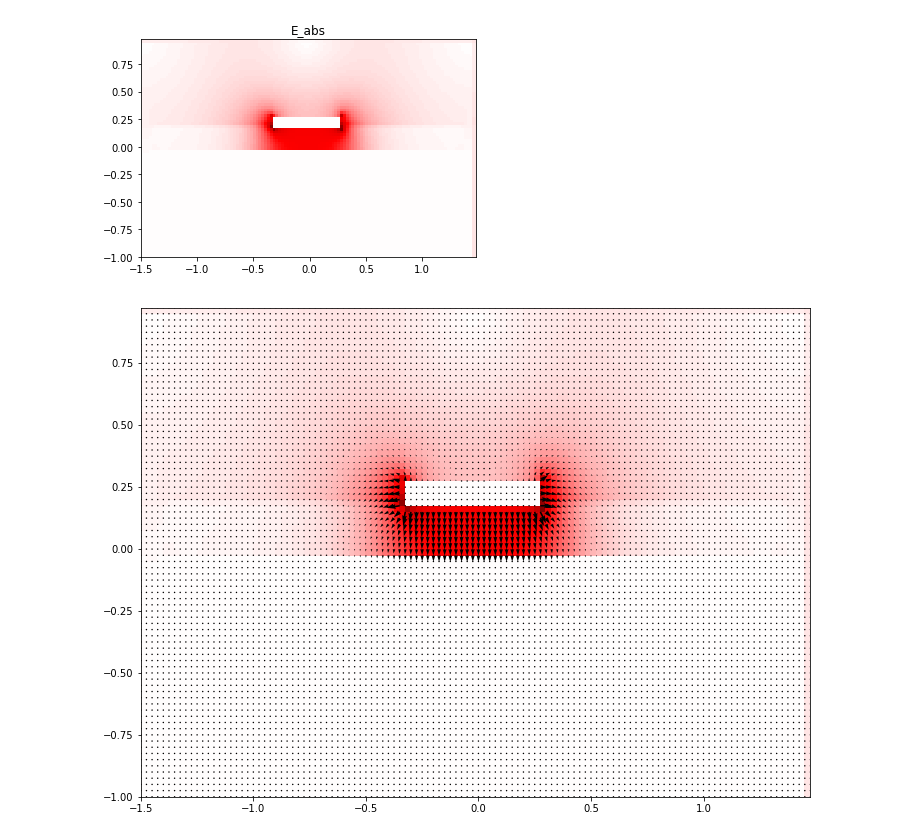
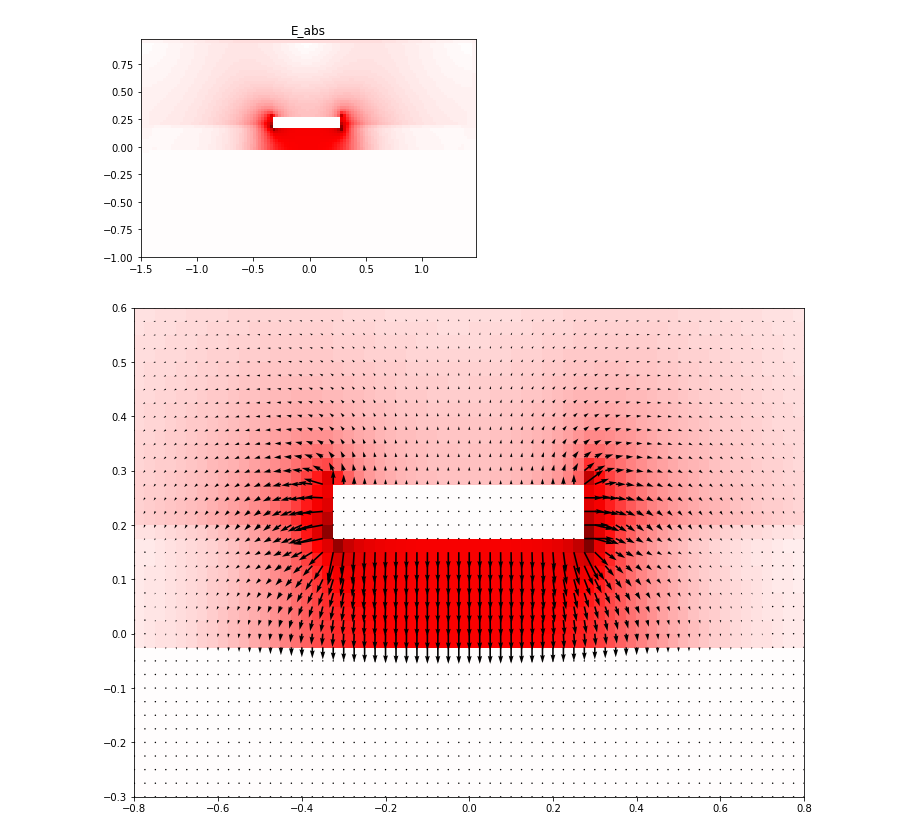
Before and after one commit to acidbourbon/lab_bench, a Jupyter notebook: workdir/jupyter/misc_mw/field_solver/laplace2D_dielectric_trace.ipynb, the cells around one changed output. Cells and saved outputs as stored; diff of their text form; code cells hidden in the pictures.

```diff
--- a/workdir/jupyter/misc_mw/field_solver/laplace2D_dielectric_trace.ipynb
+++ b/workdir/jupyter/misc_mw/field_solver/laplace2D_dielectric_trace.ipynb
@@ -11,7 +11,7 @@ import copy
 # %%
 my_grid = grid(-1.5,1.5,.025,-1,1,.025)
 
-c1 = conductor(-1.4,1.4,-0.5,0,V=-1.)
+c1 = conductor(-1.4,1.4,-0.5,0,V=0.)
 c2 = conductor(-.3,.3,0.2,0.3,V=1.)
 d1 = dielectric(-1.4,1.4,-0.1,0.21,eps_r=3.5)
 conductor_list = [c1,c2]
@@ -80,16 +80,16 @@ plt.show()
 # %%
 big_figure()
 
 scale = np.max(e_abs)
 plt.pcolormesh(my_grid.X,my_grid.Y,e_abs,cmap="seismic")
 plt.clim(-scale,scale)
-plt.quiver(my_grid.X,my_grid.Y,E.matrix[:,:,0],E.matrix[:,:,1], scale=1000/eps_0)
+plt.quiver(my_grid.X,my_grid.Y,E.matrix[:,:,0],E.matrix[:,:,1], scale=200)
 
-#plt.xlim(-0.6,0.6)
-#plt.ylim(-0.1,0.5)
+plt.xlim(-0.8,0.8)
+plt.ylim(-0.3,0.6)
 plt.show()
 # %% [output]
-[figure, old version]
+[figure, new version]
 # %%
 middle_i , middle_j = my_grid.pos_to_index(0,0)
 
```
Also changed, not shown: parts of 6 cells of this notebook, 4 other files.
